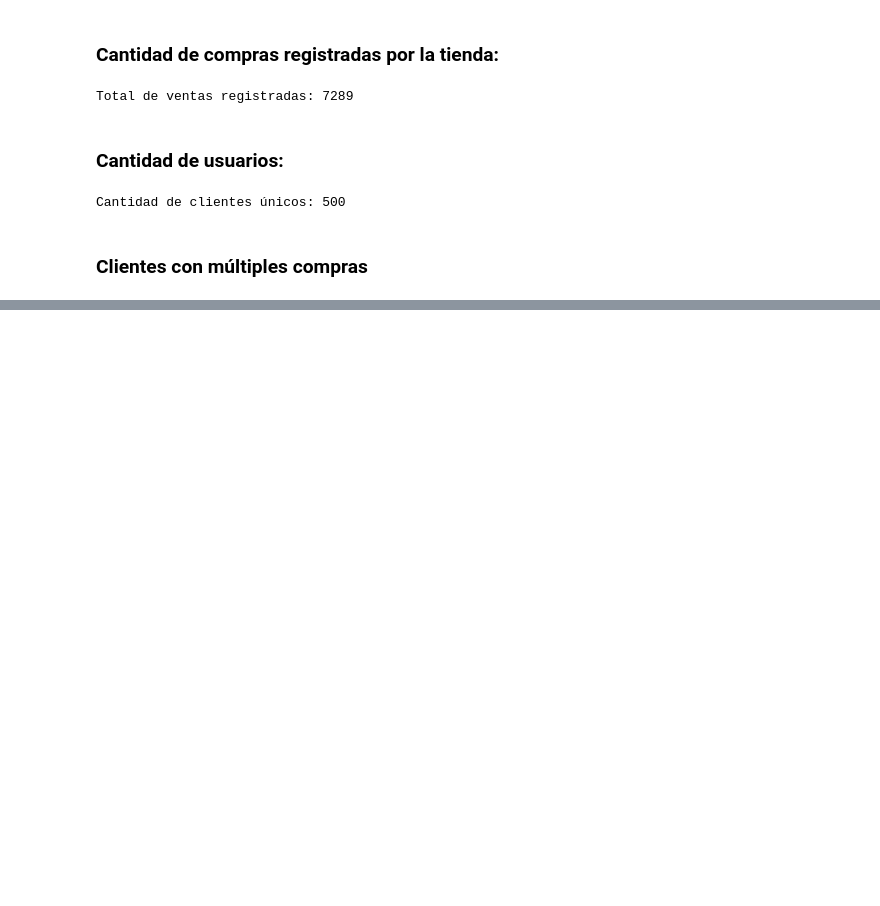
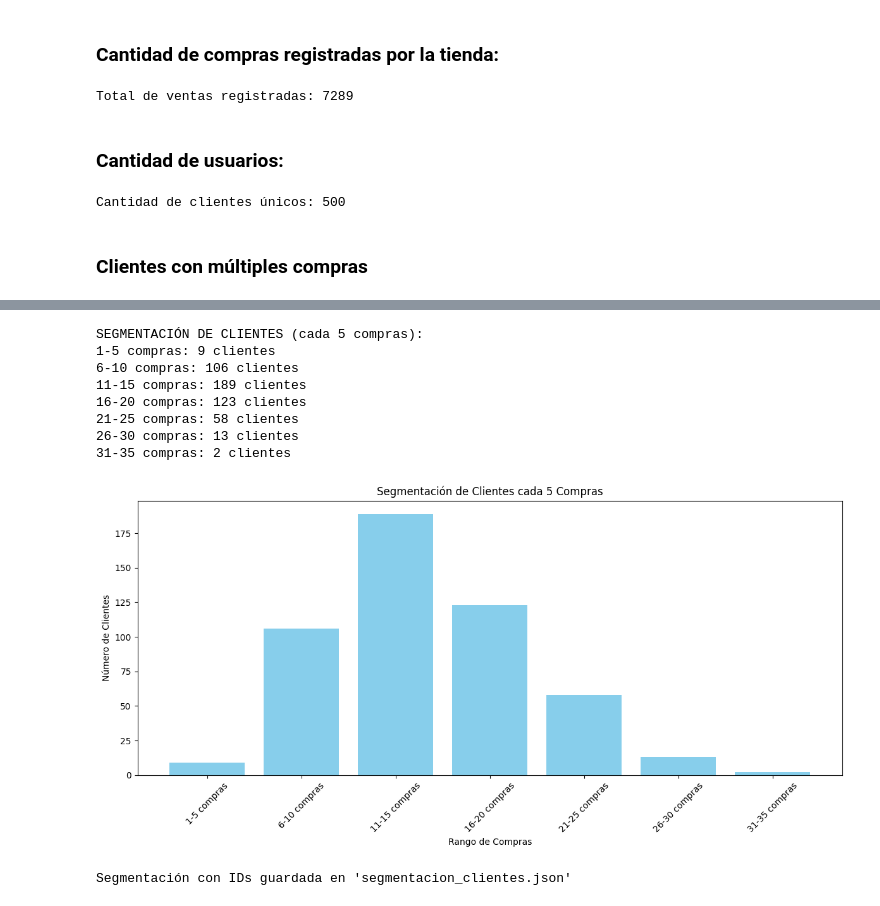
Before and after one commit to marflowersmar/ML25_MD_2025, a Jupyter notebook: src/ml25/P01_avance/Analisis_exploratorio.ipynb, the cells around one changed output, grey strips where cells are left out. Cells and saved outputs as stored; diff of their text form; code cells hidden in the pictures; blank space fills up the shorter version.

```diff
--- a/src/ml25/P01_avance/Analisis_exploratorio.ipynb
+++ b/src/ml25/P01_avance/Analisis_exploratorio.ipynb
@@ -71,0 +32,62 @@ Cliente CUST_0020: 4 compras
+# %%
+customer_freq = df['customer_id'].value_counts()
+
+segmentos_con_ids = {}
+segmentos_para_grafico = {}
+
+for i in range(1, customer_freq.max() + 1, 5):
+    segmento_min = i
+    segmento_max = i + 4
+    segment_name = f'{segmento_min}-{segmento_max} compras'
+
+    # Filtrar clientes en este segmento
+    clientes_segmento = customer_freq[
+        (customer_freq >= segmento_min) & (customer_freq <= segmento_max)
+    ].index.tolist()
+
+    if clientes_segmento:
+        segmentos_con_ids[segment_name] = {
+            'cantidad_clientes': len(clientes_segmento),
+            'ids_clientes': clientes_segmento
+        }
+        segmentos_para_grafico[segment_name] = len(clientes_segmento)
+
+# Mostrar segmentos
+print("SEGMENTACIÓN DE CLIENTES (cada 5 compras):")
+for segmento, cantidad in segmentos_para_grafico.items():
+    print(f"{segmento}: {cantidad} clientes")
+
+# Gráfico
+plt.figure(figsize=(12, 6))
+plt.bar(segmentos_para_grafico.keys(), segmentos_para_grafico.values(), color='skyblue')
+plt.title('Segmentación de Clientes cada 5 Compras')
+plt.xlabel('Rango de Compras')
+plt.ylabel('Número de Clientes')
+plt.xticks(rotation=45)
+plt.tight_layout()
+plt.show()
+
+# Guardar segmentación con IDs para uso futuro
+segmentos_para_guardar = {
+    segmento: {
+        'cantidad_clientes': info['cantidad_clientes'],
+        'ids_clientes': info['ids_clientes']
+    }
+    for segmento, info in segmentos_con_ids.items()
+}
+
+with open('segmentacion_clientes.json', 'w') as f:
+    json.dump(segmentos_para_guardar, f, indent=2)
+
+print(f"\nSegmentación con IDs guardada en 'segmentacion_clientes.json'")
+# %% [output]
+SEGMENTACIÓN DE CLIENTES (cada 5 compras):
+1-5 compras: 9 clientes
+6-10 compras: 106 clientes
+11-15 compras: 189 clientes
+16-20 compras: 123 clientes
+21-25 compras: 58 clientes
+26-30 compras: 13 clientes
+31-35 compras: 2 clientes
+[figure, added]
+Segmentación con IDs guardada en 'segmentacion_clientes.json'
```
Also changed, not shown: parts of 1 cell of this notebook, 1 other file.
